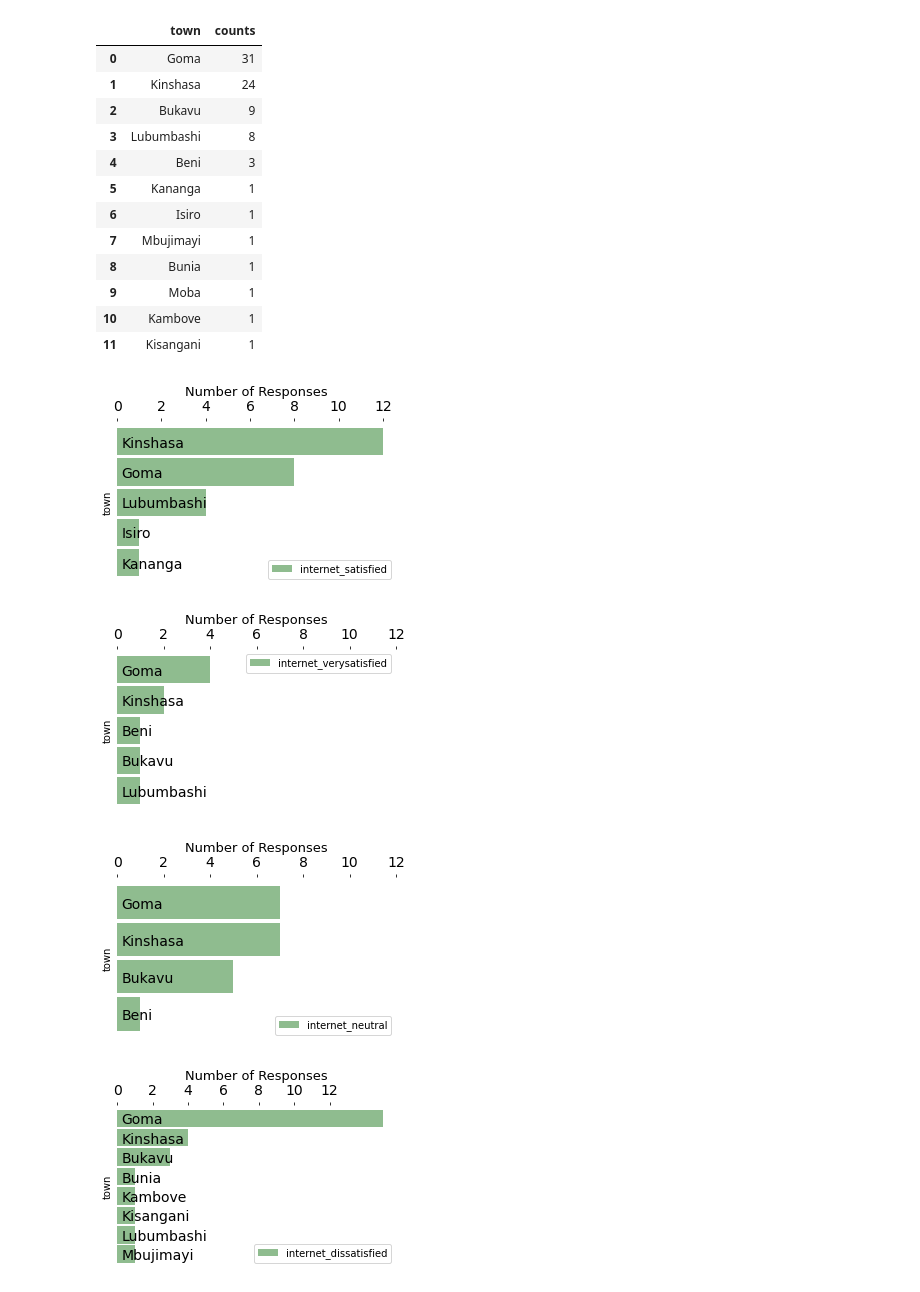
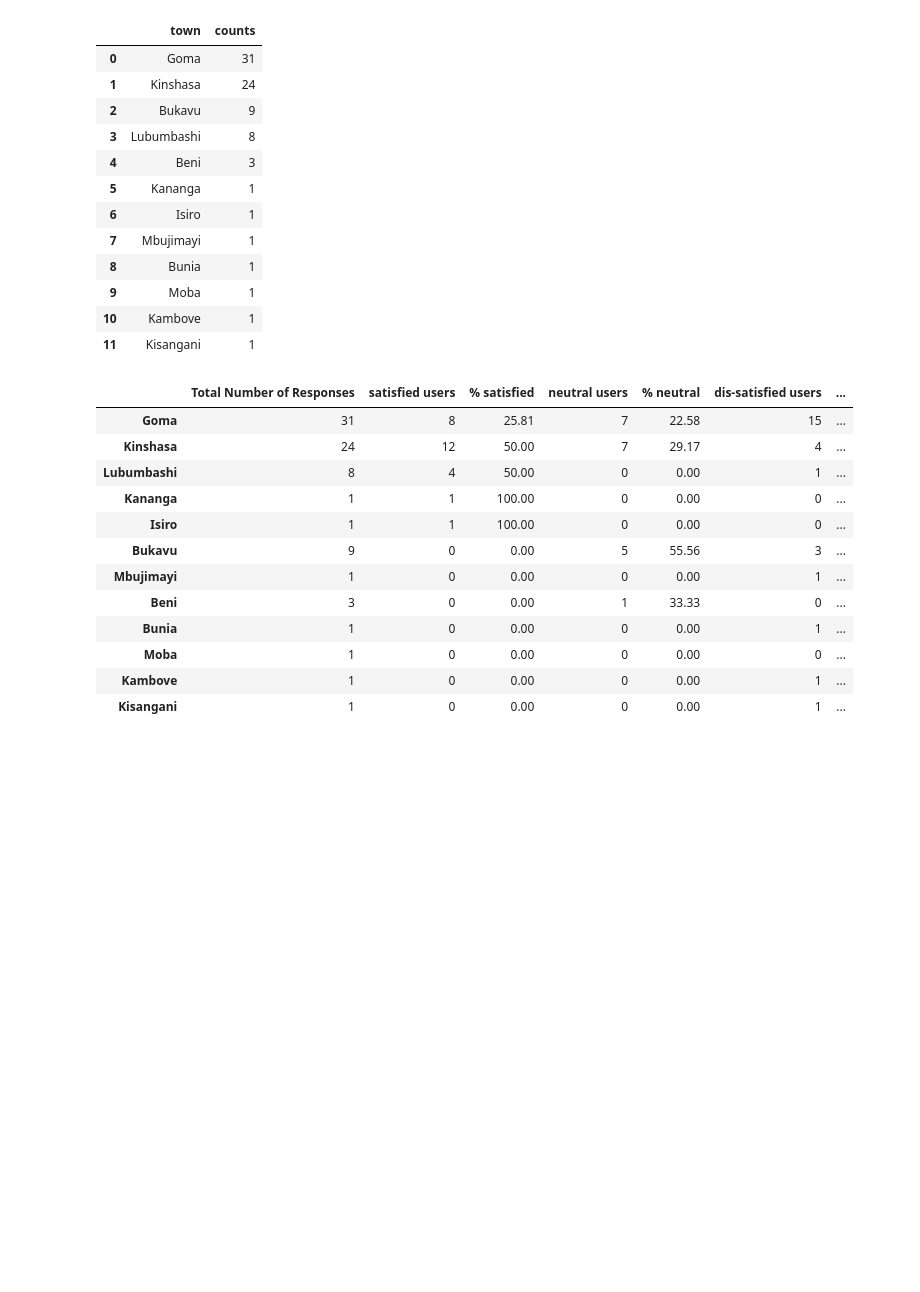
Before and after one commit to monsieurpapa/DRCInternet, a Jupyter notebook: survey_analysis.ipynb, the cells around one changed output. Cells and saved outputs as stored; diff of their text form; code cells hidden in the pictures; blank space fills up the shorter version.

```diff
--- a/survey_analysis.ipynb
+++ b/survey_analysis.ipynb
@@ -163,47 +189,57 @@ towns_repartition
 # %%
 #Number of responses by occupation and whether they are satisfied of their internet experience
 
 satisfied = df[['town','internet_verysatisfied','internet_satisfied','internet_neutral', 'internet_dissatisfied','internet_verydissastisfied']][df['internet_satisfied']=="Oui"]
 satisfied = satisfied.groupby('town').agg({'internet_satisfied': 'count'})
+responses = pd.Series(count)
+final =  pd.concat([responses,satisfied], axis=1, join='outer')
+final.fillna(0, inplace=True)
+final['internet_satisfied'] = final['internet_satisfied'].astype(int)
+final.rename(columns={final.columns[0]: 'Total Number of Responses',
+                 'internet_satisfied':'satisfied users'}, inplace=True)
+final['% satisfied'] = round((final['satisfied users'\
+                                              ]/final['Total Number of Responses'])*100, 2)
 
 internet_verysatisfied = df[['town','internet_verysatisfied','internet_satisfied','internet_neutral', 'internet_dissatisfied','internet_verydissastisfied']][df['internet_verysatisfied']=="Oui"]
 internet_verysatisfied = internet_verysatisfied.groupby('town').agg({'internet_verysatisfied': 'count'})
+
 internet_neutral = df[['town','internet_verysatisfied','internet_satisfied','internet_neutral', 'internet_dissatisfied','internet_verydissastisfied']][df['internet_neutral']=="Oui"]
 internet_neutral = internet_neutral.groupby('town').agg({'internet_neutral': 'count'})
+final =  pd.concat([final,internet_neutral], axis=1, join='outer')
+final.fillna(0, inplace=True)
+final['internet_neutral'] = final['internet_neutral'].astype(int)
+final.rename(columns={'internet_neutral':'neutral users'}, inplace=True)
+final['% neutral'] = round((final['neutral users'\
+                                              ]/final['Total Number of Responses'])*100, 2)
+
+
 internet_dissatisfied = df[['town','internet_verysatisfied','internet_satisfied','internet_neutral', 'internet_dissatisfied','internet_verydissastisfied']][df['internet_dissatisfied']=="Oui"]
 internet_dissatisfied = internet_dissatisfied.groupby('town').agg({'internet_dissatisfied': 'count'})
+final =  pd.concat([final,internet_dissatisfied], axis=1, join='outer')
+final.fillna(0, inplace=True)
+final['internet_dissatisfied'] = final['internet_dissatisfied'].astype(int)
+final.rename(columns={'internet_dissatisfied':'dis-satisfied users'}, inplace=True)
+final['% dis-satisfied'] = round((final['dis-satisfied users'\
+                                              ]/final['Total Number of Responses'])*100, 2)
 # satisfied.reset_index(inplace =True)
 # satisfied = satisfied.rename(columns = {'index':'town'})
 satisfied = satisfied.sort_values(by = ['internet_satisfied'], ascending=False)
 internet_verysatisfied = internet_verysatisfied.sort_values(by = ['internet_verysatisfied'], ascending=False)
 internet_neutral = internet_neutral.sort_values(by = ['internet_neutral'], ascending=False)
 internet_dissatisfied = internet_dissatisfied.sort_values(by = ['internet_dissatisfied'], ascending=False)
 
-list_satisfied = [satisfied,internet_verysatisfied,internet_neutral, internet_dissatisfied]
-
-for df in list_satisfied:
-
-    df = df.iloc[::-1] ##Reversing the index to have the higher values on top
-
-#final = pd.concat([towns_repartition,satisfied], axis=1, join='inner')
-
-
-    ax = df.plot(kind='barh', width=.9, figsize=(5,3), color='darkseagreen')
-
-    for spine in ax.spines:
-        ax.spines[spine].set_visible(False)
-    ax.tick_params(axis = 'both', which = 'major', labelsize = 14)
-    ax.yaxis.tick_right()
-    ax.tick_params(axis="y", which='major', length=0)
-    ax.tick_params(axis="y",direction="in", pad=-275)
-    ax.xaxis.tick_top()
-    ax.xaxis.set_label_position('top')
-    ax.set_xlabel('Number of Responses', fontdict={'fontsize': 13})
-    ax.set_xticks([0,2,4,6,8,10,12])
-    #plt.savefig('figures/network_responses.pdf', bbox_inches = 'tight')
-    plt.show()
+final
 # %% [output]
-[figure, removed]
-[figure, removed]
-[figure, removed]
-[figure, removed]
+|  | Total Number of Responses | satisfied users | % satisfied | neutral users | % neutral | dis-satisfied users | ... |
+| Goma | 31 | 8 | 25.81 | 7 | 22.58 | 15 | ... |
+| Kinshasa | 24 | 12 | 50.00 | 7 | 29.17 | 4 | ... |
+| Lubumbashi | 8 | 4 | 50.00 | 0 | 0.00 | 1 | ... |
+| Kananga | 1 | 1 | 100.00 | 0 | 0.00 | 0 | ... |
+| Isiro | 1 | 1 | 100.00 | 0 | 0.00 | 0 | ... |
+| Bukavu | 9 | 0 | 0.00 | 5 | 55.56 | 3 | ... |
+| Mbujimayi | 1 | 0 | 0.00 | 0 | 0.00 | 1 | ... |
+| Beni | 3 | 0 | 0.00 | 1 | 33.33 | 0 | ... |
+| Bunia | 1 | 0 | 0.00 | 0 | 0.00 | 1 | ... |
+| Moba | 1 | 0 | 0.00 | 0 | 0.00 | 0 | ... |
+| Kambove | 1 | 0 | 0.00 | 0 | 0.00 | 1 | ... |
+| Kisangani | 1 | 0 | 0.00 | 0 | 0.00 | 1 | ... |
```
Also changed, not shown: parts of 3 cells of this notebook.
